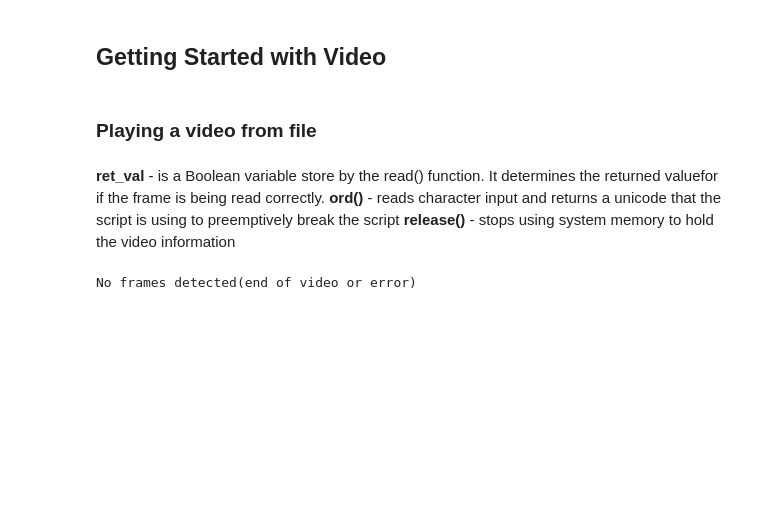
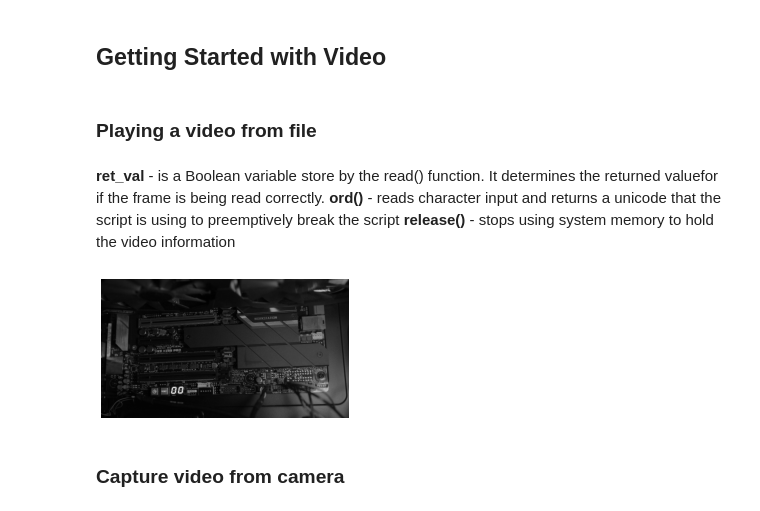
Before and after one commit to AI-am-walking-here/computer_vision, a Jupyter notebook: misc/01gui features in openCV/main.ipynb, the cells around one changed output. Cells and saved outputs as stored; diff of their text form; code cells hidden in the pictures; blank space fills up the shorter version.

```diff
--- a/misc/01gui features in openCV/main.ipynb
+++ b/misc/01gui features in openCV/main.ipynb
@@ -48,23 +48,51 @@ plt.show()
 # %%
 import numpy as np
 import cv2 as cv
+import matplotlib.pyplot as plt
+
 test_video = cv.VideoCapture('video (2160p).mp4')
+plot_shown = False
+
+
 while test_video.isOpened():
     ret_val, frame = test_video.read()
 
-    # Loop breaking code if no more frames, or error
+    # Loop breaking code if no more frames, or error     Q
     if ret_val is False:
         print("No frames detected(end of video or error)")
         break
 
+    # Get the original video's width and height
+    width = int(test_video.get(cv.CAP_PROP_FRAME_WIDTH))
+    height = int(test_video.get(cv.CAP_PROP_FRAME_HEIGHT))
+
+    # Calculate the desired width and height for scaling down
+    scale_factor = 0.5  # You can adjust this value as per your needs
+    new_width = int(width * scale_factor)
+    new_height = int(height * scale_factor)
+
+    # Resize the frame
+    resized_frame = cv.resize(frame, (new_width, new_height))
+
     # Grayscale the images
-    gray_scaled = cv.cvtColor(frame, cv.COLOR_BGR2GRAY)
+    gray_scaled = cv.cvtColor(resized_frame, cv.COLOR_BGR2GRAY)
     cv.imshow('Window Title', gray_scaled)
+
+    # MatPlotLib
+    if plot_shown is False:
+        plt.figure(dpi=50)  # Increase dpi for higher resolution(default=100)
+        plt.imshow(cv.cvtColor(gray_scaled, cv.COLOR_BGR2RGB)) # MatPlotLib reads images in RGB so it needs to be converted
+        plt.title("First Frame Image")
+        plt.axis('off')
+        plt.show()
+        plot_shown = True
 
     # 1000/FPS and the requied key press the break the loop
     if cv.waitKey(int(1000/30)) == ord('q'):
         break
 test_video.release()
 cv.destroyAllWindows()
 # %% [output]
-No frames detected(end of video or error)
+[figure, added]
+# %% [markdown]
+### Capture video from camera
```
Also changed, not shown: parts of 1 cell of this notebook, 4 other files.
